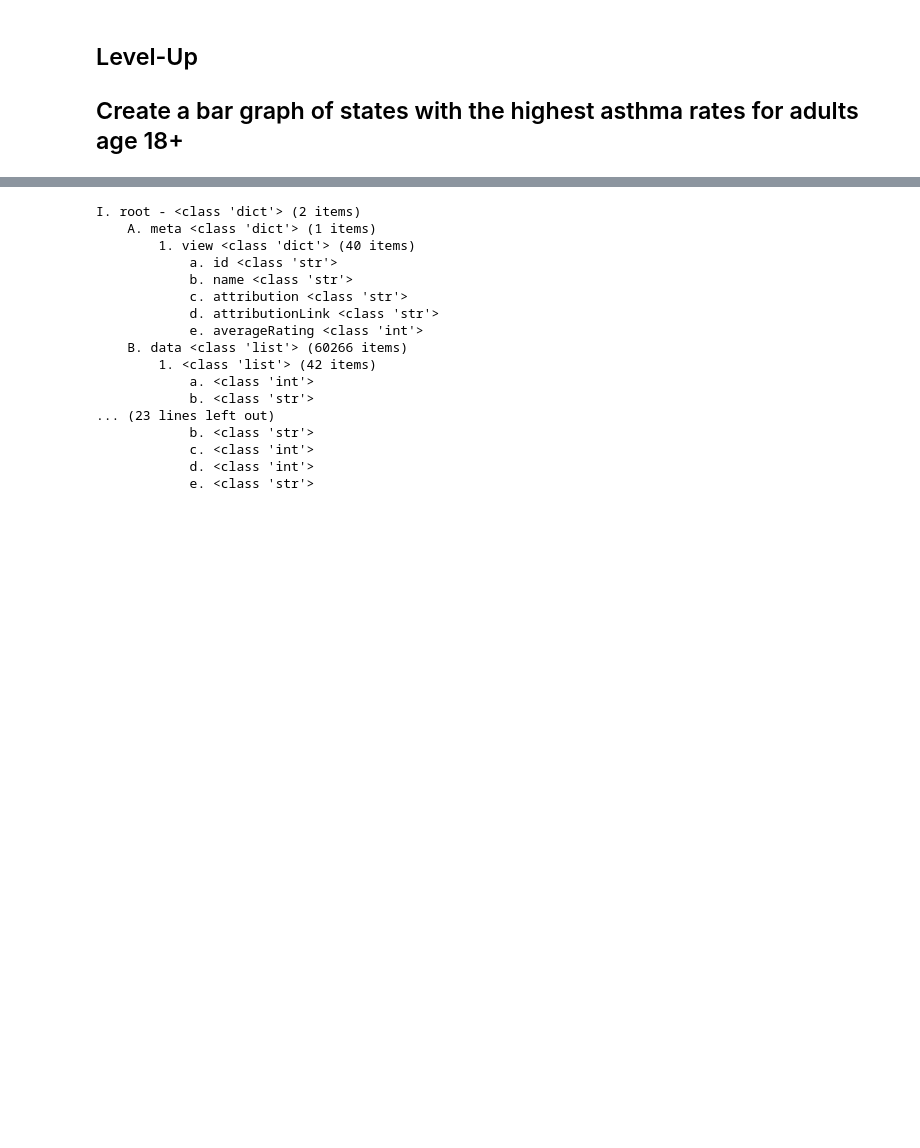
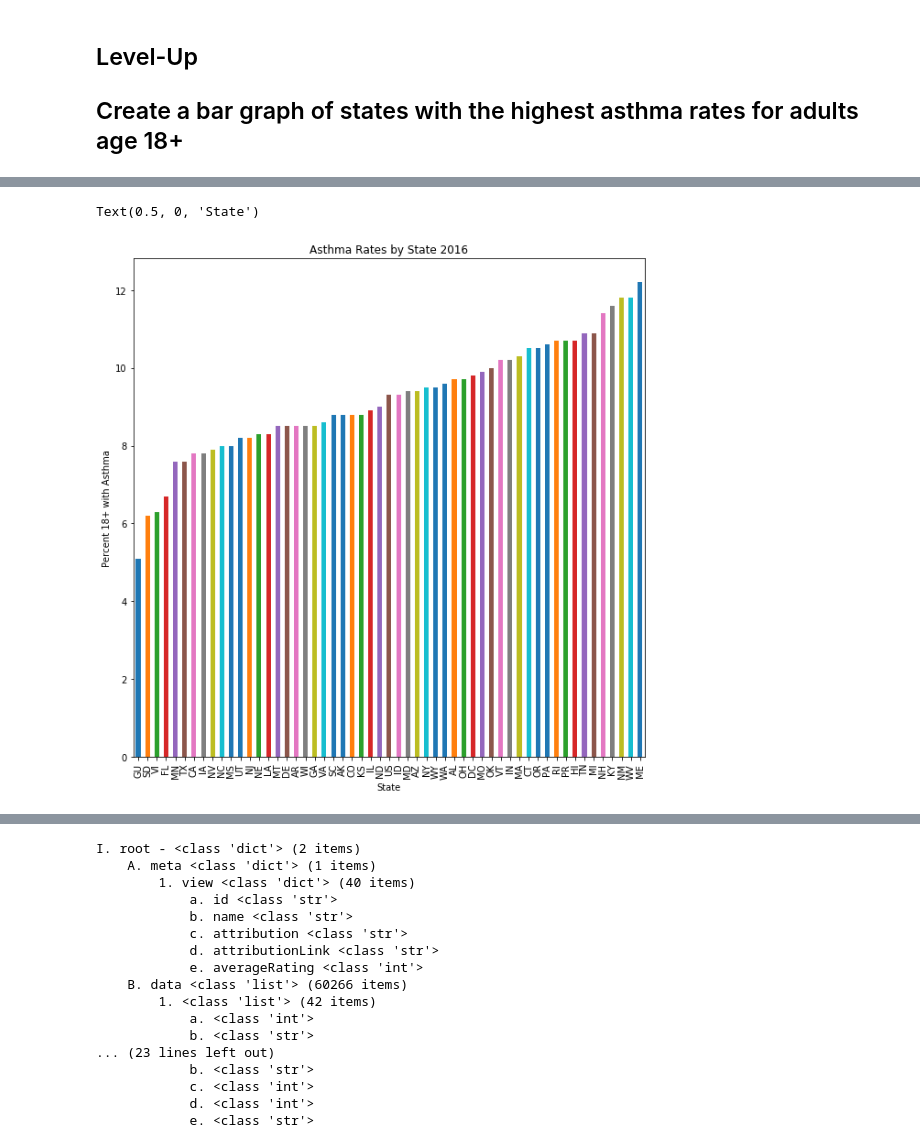
Before and after one commit to spettiett/dsc-exploring-and-transforming-json-schemas-lab-online-ds-pt-061019, a Jupyter notebook: index.ipynb, the cells around one changed output, grey strips where cells are left out. Saved outputs shown, nothing was run; the diff lists cells and outputs as text; code cells hidden in the pictures; blank space fills up the shorter version.

```diff
--- a/index.ipynb
+++ b/index.ipynb
@@ -120,0 +225,7 @@ df.head()
+# %%
+view = df[(df.Question == 'Current asthma prevalence among adults aged >= 18 years')
+         & (df.StratificationCategoryID1 == 'OVERALL')
+         & (df.DataValueTypeID == 'CRDPREV')]
+view = view.sort_values(by='LocationAbbr')
+print(view.shape)
+view.head()
@@ -121,3 +244,13 @@ df.head()
+# %%
+view.DataValue = view.DataValue.astype(float)
+view = view.sort_values(by='DataValue')
+view.set_index('LocationAbbr')['DataValue'].plot(kind='bar', figsize=(10,10))
+plt.title('Asthma Rates by State 2016')
+plt.ylabel('Percent 18+ with Asthma')
+plt.xlabel('State')
+# %% [output]
+Text(0.5, 0, 'State')
+[figure, added]
 # %% [markdown]
 ## Level-Up!
 ## Create a function (or class) that returns an outline of the schema structure like this:
```
Also changed, not shown: parts of 11 cells of this notebook.
